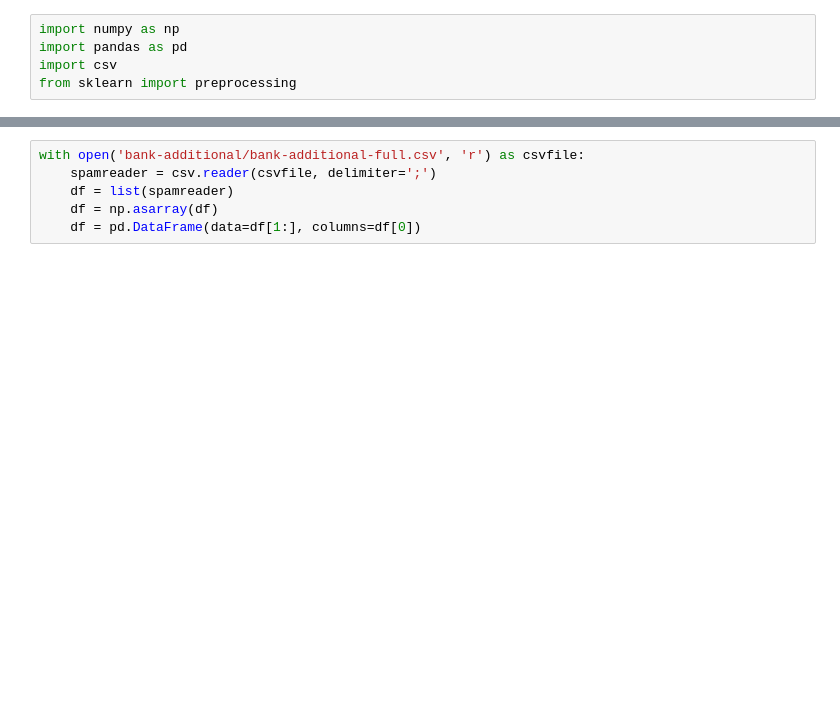
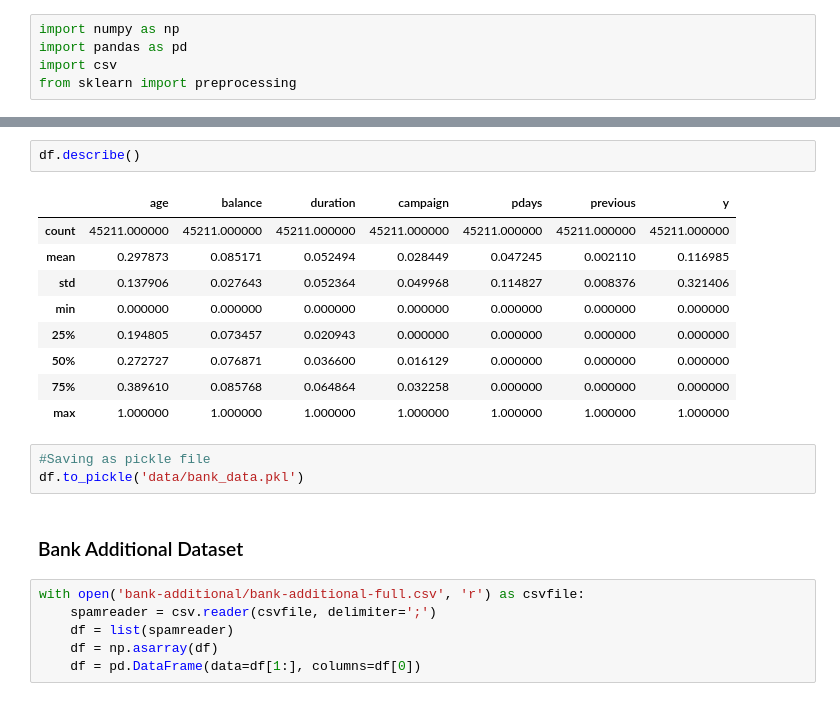
Before and after one commit to arun-Joseph/Bank-Marketing, a Jupyter notebook: Data Prepocessing.ipynb, the cells around one changed output, grey strips where cells are left out. Drawn from its saved outputs; the diff is of its cells as text; blank space fills up the shorter version.

```diff
--- a/Data Prepocessing.ipynb
+++ b/Data Prepocessing.ipynb
@@ -8,3 +75,20 @@ from sklearn import preprocessing
+# %%
+df.describe()
+# %% [output]
+|  | age | balance | duration | campaign | pdays | previous | y |
+| count | 45211.000000 | 45211.000000 | 45211.000000 | 45211.000000 | 45211.000000 | 45211.000000 | 45211.000000 |
+| mean | 0.297873 | 0.085171 | 0.052494 | 0.028449 | 0.047245 | 0.002110 | 0.116985 |
+| std | 0.137906 | 0.027643 | 0.052364 | 0.049968 | 0.114827 | 0.008376 | 0.321406 |
+| min | 0.000000 | 0.000000 | 0.000000 | 0.000000 | 0.000000 | 0.000000 | 0.000000 |
+| 25% | 0.194805 | 0.073457 | 0.020943 | 0.000000 | 0.000000 | 0.000000 | 0.000000 |
+| 50% | 0.272727 | 0.076871 | 0.036600 | 0.016129 | 0.000000 | 0.000000 | 0.000000 |
+| 75% | 0.389610 | 0.085768 | 0.064864 | 0.032258 | 0.000000 | 0.000000 | 0.000000 |
+| max | 1.000000 | 1.000000 | 1.000000 | 1.000000 | 1.000000 | 1.000000 | 1.000000 |
+# %%
+#Saving as pickle file
+df.to_pickle('data/bank_data.pkl')
+# %% [markdown]
+### Bank Additional Dataset
 # %%
 with open('bank-additional/bank-additional-full.csv', 'r') as csvfile:
     spamreader = csv.reader(csvfile, delimiter=';')
```
Also changed, not shown: parts of 9 cells of this notebook, 4 other files.
